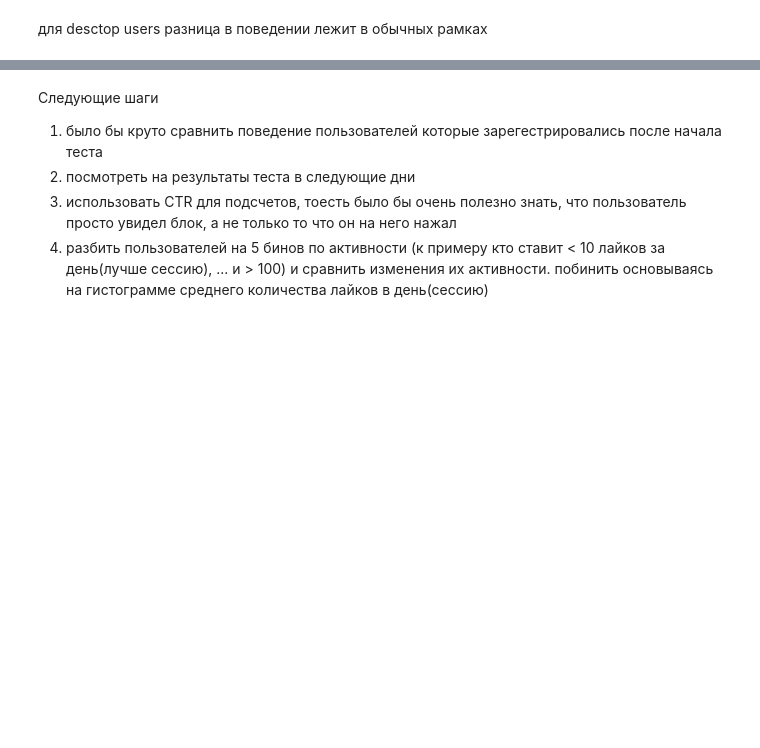
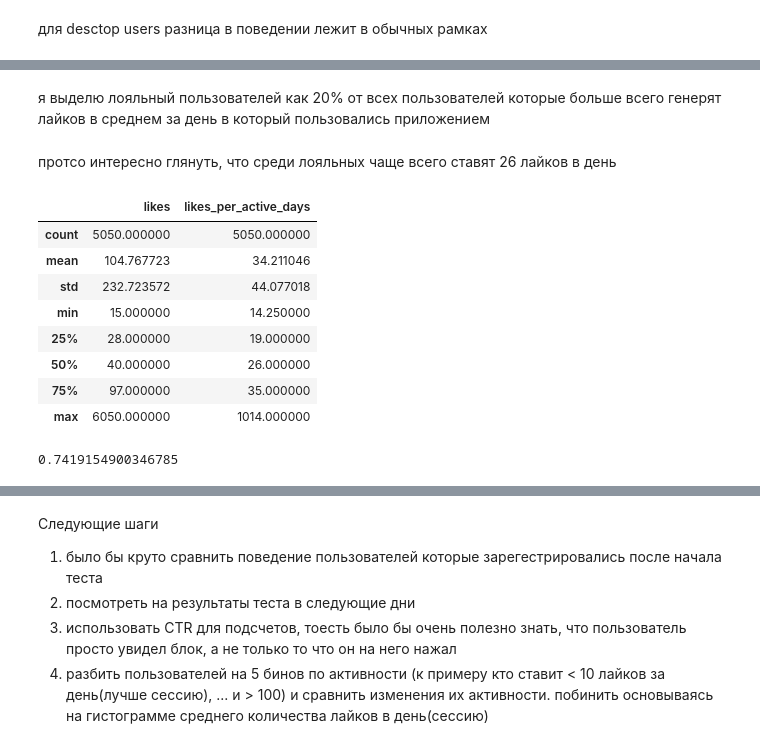
Before and after one commit to danilpolkov/appflame, a Jupyter notebook: notebooks/AB_test.ipynb, the cells around one changed output, grey strips where cells are left out. Drawn from its saved outputs; the diff is of its cells as text; code cells hidden in the pictures; blank space fills up the shorter version.

```diff
--- a/notebooks/AB_test.ipynb
+++ b/notebooks/AB_test.ipynb
@@ -337,0 +381,2 @@ dtype: float64
+# %% [markdown]
+я выделю лояльный пользователей как 20% от всех пользователей которые больше всего генерят лайков в среднем за день в который пользовались приложением
@@ -337,0 +399,14 @@ dtype: float64
+# %% [markdown]
+протсо интересно глянуть, что среди лояльных чаще всего ставят 26 лайков в день
+# %%
+loyal_users[['likes', 'likes_per_active_days']].describe()
+# %% [output]
+|  | likes | likes_per_active_days |
+| count | 5050.000000 | 5050.000000 |
+| mean | 104.767723 | 34.211046 |
+| std | 232.723572 | 44.077018 |
+| min | 15.000000 | 14.250000 |
+| 25% | 28.000000 | 19.000000 |
+| 50% | 40.000000 | 26.000000 |
+| 75% | 97.000000 | 35.000000 |
+| max | 6050.000000 | 1014.000000 |
@@ -337,0 +415,4 @@ dtype: float64
+# %%
+df_analysis.shape[0] / df_16h.shape[0]
+# %% [output]
+0.7419154900346785
```
Also changed, not shown: parts of 24 cells of this notebook.
